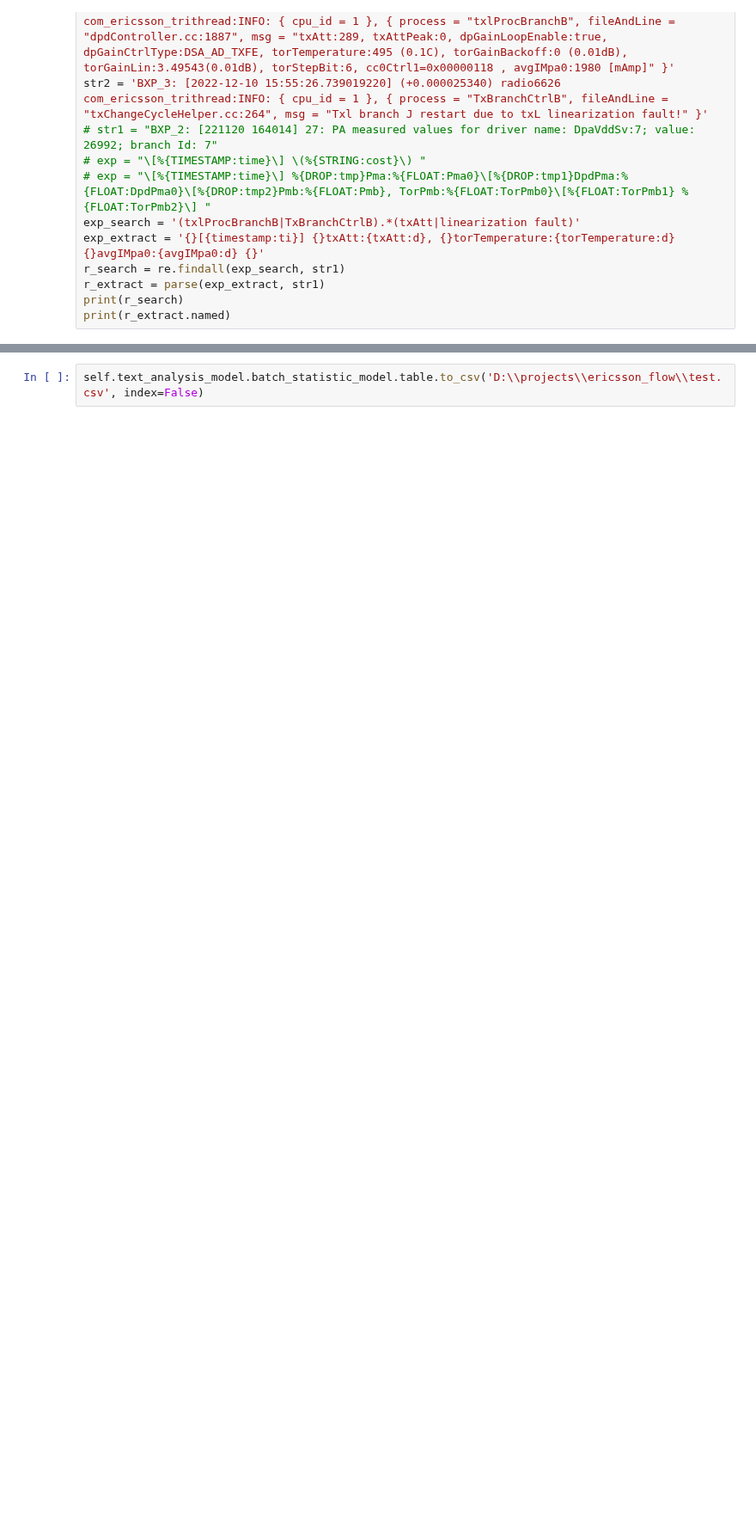
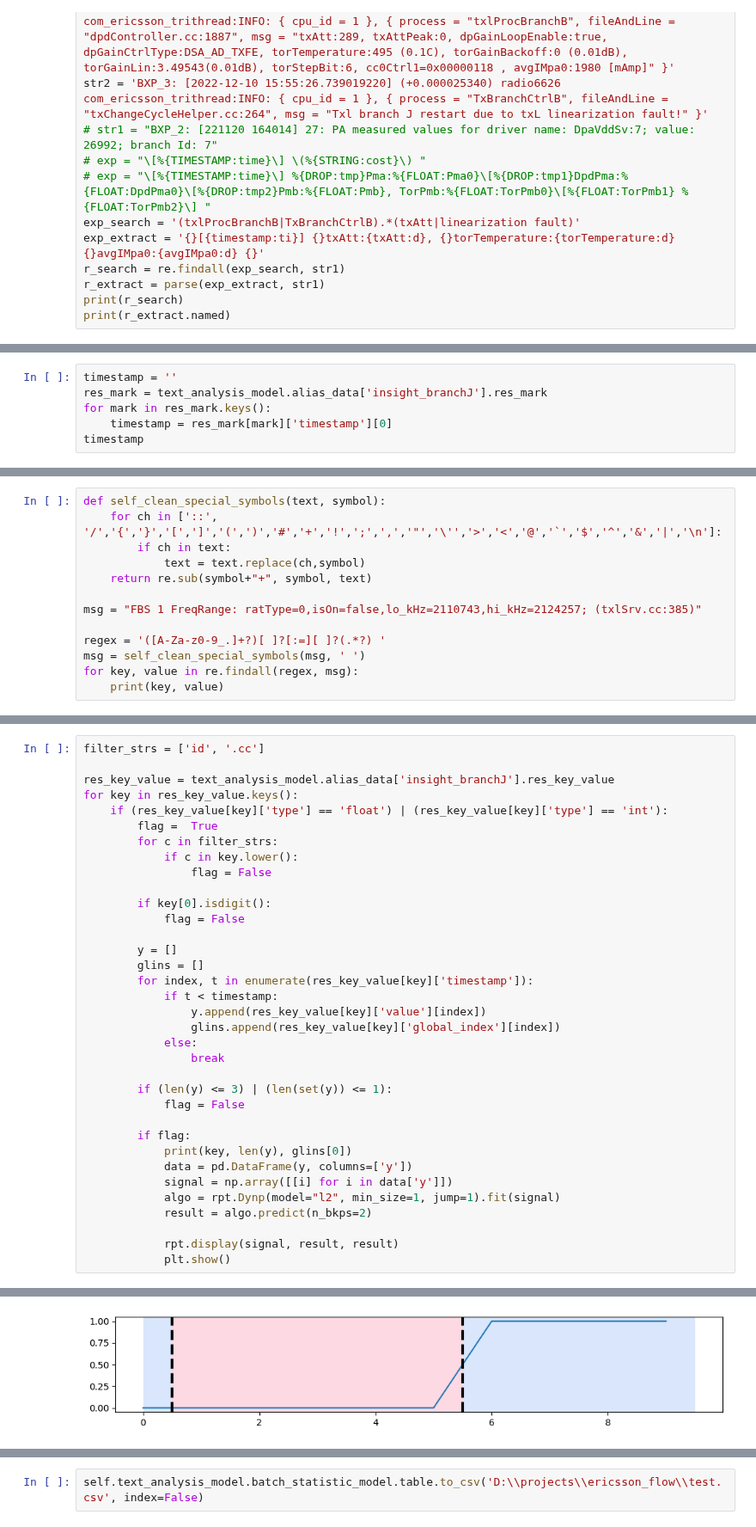
Before and after one commit to dj-lei/eric_toolsets, a Jupyter notebook: src/python/debug.ipynb, the cells around one changed output, grey strips where cells are left out. Shown at 86% size. Drawn from its saved outputs; the diff is of its cells as text; blank space fills up the shorter version.

```diff
--- a/src/python/debug.ipynb
+++ b/src/python/debug.ipynb
@@ -134,0 +156,6 @@ for index, item in enumerate(text_analysis_model.alias_data['insight_branchJ'].o
+# %%
+timestamp = ''
+res_mark = text_analysis_model.alias_data['insight_branchJ'].res_mark
+for mark in res_mark.keys():
+    timestamp = res_mark[mark]['timestamp'][0]
+timestamp
@@ -134,0 +164,13 @@ for index, item in enumerate(text_analysis_model.alias_data['insight_branchJ'].o
+# %%
+def self_clean_special_symbols(text, symbol):
+    for ch in ['::', '/','{','}','[',']','(',')','#','+','!',';',',','"','\'','>','<','@','`','$','^','&','|','\n']:
+        if ch in text:
+            text = text.replace(ch,symbol)
+    return re.sub(symbol+"+", symbol, text)
+
+msg = "FBS 1 FreqRange: ratType=0,isOn=false,lo_kHz=2110743,hi_kHz=2124257; (txlSrv.cc:385)"
+
+regex = '([A-Za-z0-9_.]+?)[ ]?[:=][ ]?(.*?) '
+msg = self_clean_special_symbols(msg, ' ')
+for key, value in re.findall(regex, msg):
+    print(key, value)
@@ -134,0 +203,36 @@ for index, item in enumerate(text_analysis_model.alias_data['insight_branchJ'].o
+# %%
+filter_strs = ['id', '.cc']
+
+res_key_value = text_analysis_model.alias_data['insight_branchJ'].res_key_value
+for key in res_key_value.keys():
+    if (res_key_value[key]['type'] == 'float') | (res_key_value[key]['type'] == 'int'):
+        flag =  True
+        for c in filter_strs:
+            if c in key.lower():
+                flag = False
+
+        if key[0].isdigit():
+            flag = False
+
+        y = []
+        glins = []
+        for index, t in enumerate(res_key_value[key]['timestamp']):
+            if t < timestamp:
+                y.append(res_key_value[key]['value'][index])
+                glins.append(res_key_value[key]['global_index'][index])
+            else:
+                break
+
+        if (len(y) <= 3) | (len(set(y)) <= 1):
+            flag = False
+
+        if flag:
+            print(key, len(y), glins[0])
+            data = pd.DataFrame(y, columns=['y'])
+            signal = np.array([[i] for i in data['y']])
+            algo = rpt.Dynp(model="l2", min_size=1, jump=1).fit(signal)
+            result = algo.predict(n_bkps=2)
+
+            rpt.display(signal, result, result)
+            plt.show()
+# %% [output]
@@ -134,0 +240 @@ for index, item in enumerate(text_analysis_model.alias_data['insight_branchJ'].o
+[figure, added]
```
Also changed, not shown: parts of 20 cells of this notebook, 5 other files.
